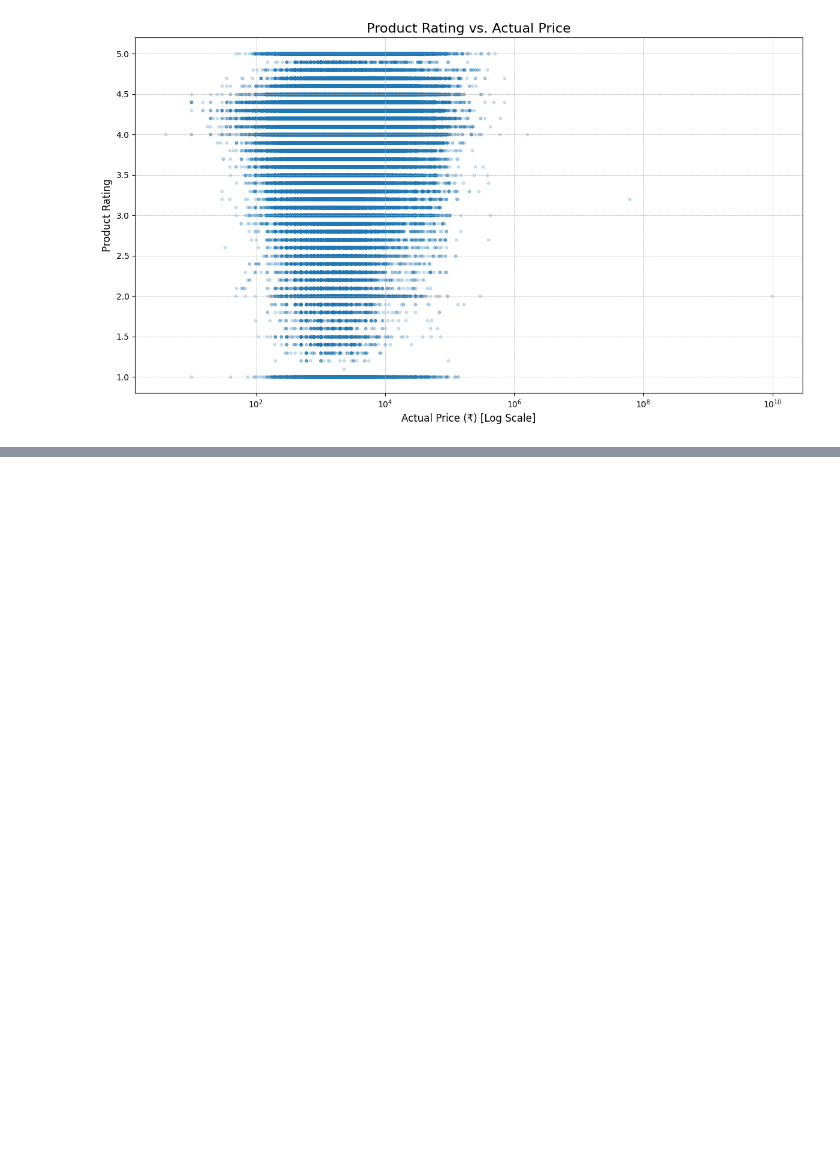
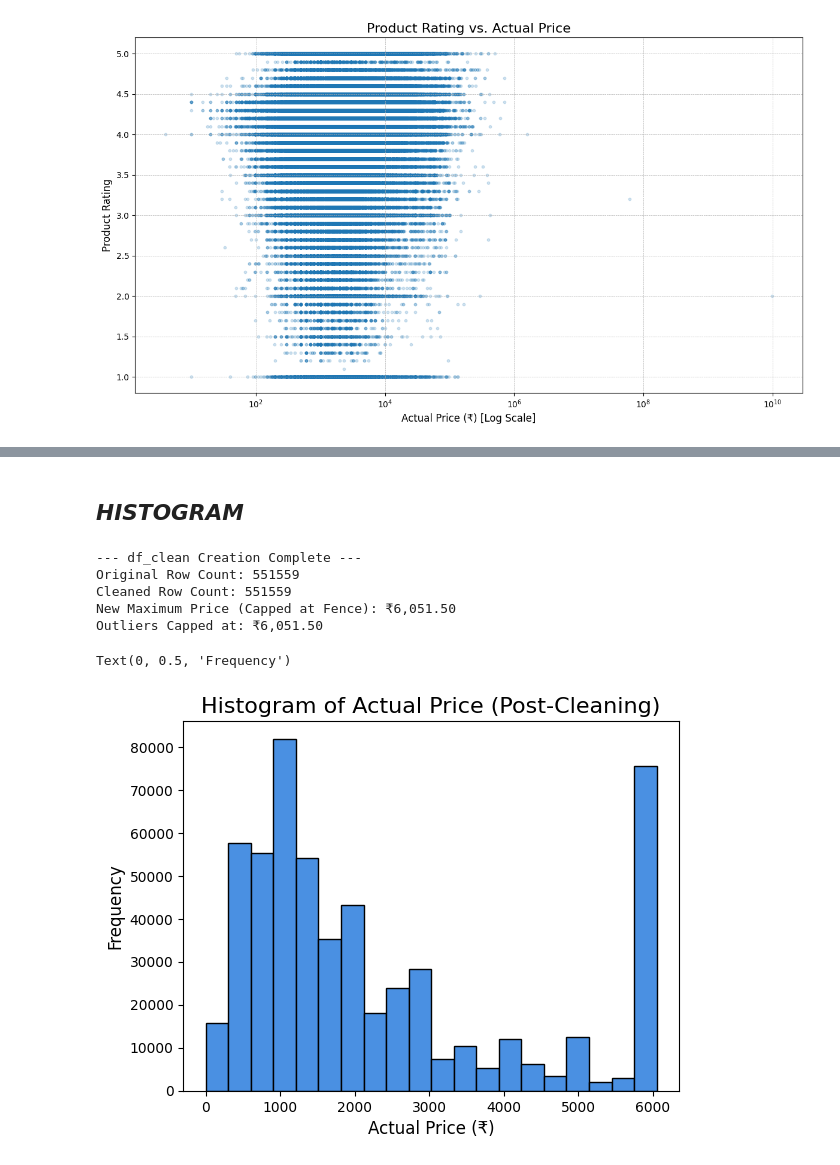
Before and after one commit to RayyanDevZone/Eda-Amazon-Sales, a Jupyter notebook: amazon-sales-2023-eda.ipynb, the cells around one changed output, grey strips where cells are left out. Drawn from its saved outputs; the diff is of its cells as text; code cells hidden in the pictures; blank space fills up the shorter version.

```diff
--- a/amazon-sales-2023-eda.ipynb
+++ b/amazon-sales-2023-eda.ipynb
@@ -580,0 +691,44 @@ plt.show()
+# %% [markdown]
+## ***HISTOGRAM***
+# %%
+# Create a true copy of the DataFrame to work with for analysis
+df_clean = df.copy()
+
+# 1. Calculate IQR and Upper Fence for Outlier Capping
+Q1 = df_clean['actual_price'].quantile(0.25)
+Q3 = df_clean['actual_price'].quantile(0.75)
+IQR = Q3 - Q1
+upper_fence = Q3 + 1.5 * IQR
+
+# 2. Perform Outlier Capping
+# Replace all prices above the fence with the fence value itself.
+# This prevents skewing while preserving all data points.
+df_clean['actual_price'] = np.where(
+    df_clean['actual_price'] > upper_fence,
+    upper_fence,
+    df_clean['actual_price']
+)
+
+# 3. Handle the remaining missing values for discount_price/discount_percent
+# These columns still have ~11% NaNs (full-price items). We'll set these to
+# 4. Check the new max value and size
+print(f"--- df_clean Creation Complete ---")
+print(f"Original Row Count: {len(df)}")
+print(f"Cleaned Row Count: {len(df_clean)}")
+print(f"New Maximum Price (Capped at Fence): ₹{df_clean['actual_price'].max():,.2f}")
+print(f"Outliers Capped at: ₹{upper_fence:,.2f}")
+# %% [output]
+--- df_clean Creation Complete ---
+Original Row Count: 551559
+Cleaned Row Count: 551559
+New Maximum Price (Capped at Fence): ₹6,051.50
+Outliers Capped at: ₹6,051.50
+# %%
+plt.hist(df_clean['actual_price'], bins=20, color='#4A90E2', edgecolor='black')
+plt.title('Histogram of Actual Price (Post-Cleaning)', fontsize=16)
+plt.Figure(figsize=(12,7))
+plt.xlabel('Actual Price (₹)', fontsize=12)
+plt.ylabel('Frequency', fontsize=12)
+# %% [output]
+Text(0, 0.5, 'Frequency')
+[figure, added]
```
Also changed, not shown: parts of 9 cells of this notebook.
